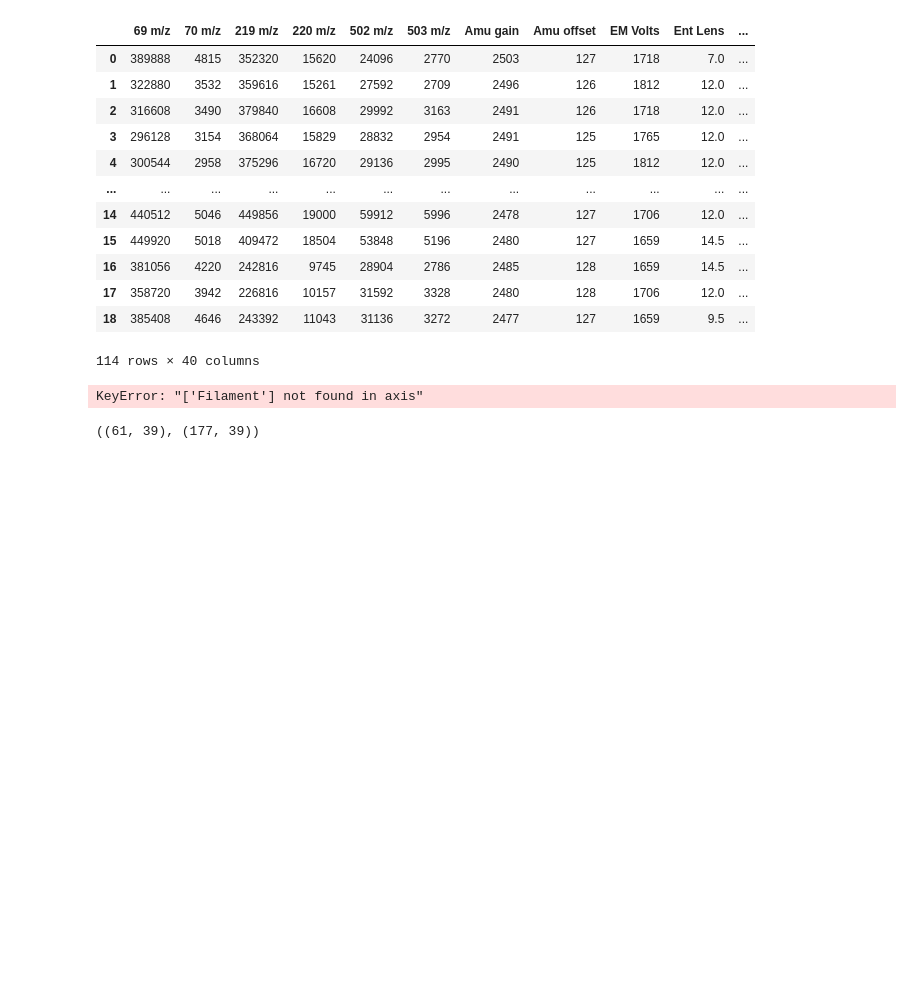
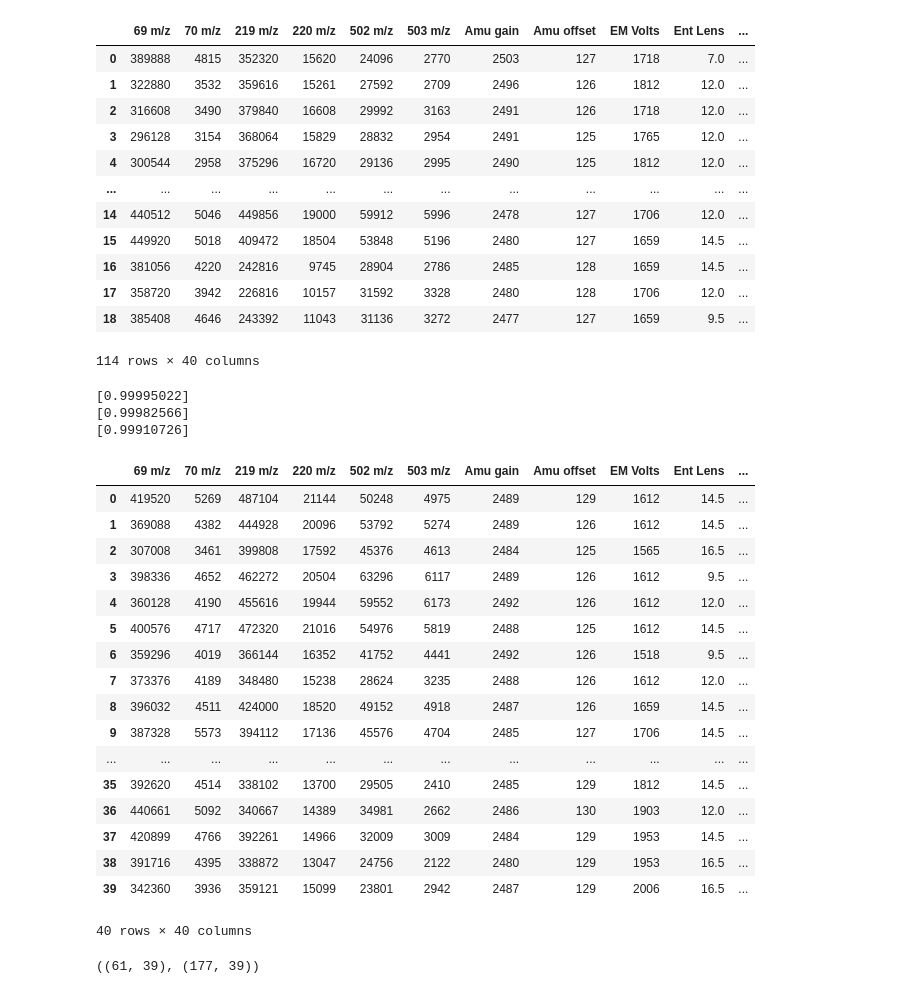
Before and after one commit to AchillesReaper/UTS-AI-Hackathon-2023, a Jupyter notebook: Copy_of_ml_template_testing_system_only_time_change_10.ipynb, the cells around one changed output. Saved outputs shown, nothing was run; the diff lists cells and outputs as text; code cells hidden in the pictures; blank space fills up the shorter version.

```diff
--- a/Copy_of_ml_template_testing_system_only_time_change_10.ipynb
+++ b/Copy_of_ml_template_testing_system_only_time_change_10.ipynb
@@ -115,7 +115,7 @@ for file in os.listdir(path):
         df = pd.DataFrame()
         df = pd.read_csv(path + "/"+ file)
 
-        df.drop(['Filament'], axis=1, inplace=True) # Drop Filament column
+        # df.drop(['Filament'], axis=1, inplace=True) # Drop Filament column
         df.drop(['Emission'], axis=1, inplace=True) # Drop Emission column
         df.drop(['Temp'], axis=1, inplace=True) # Drop Temp column
         df.drop(['Test ID'], axis=1, inplace=True) # Drop Test ID column
@@ -161,34 +161,54 @@ for file in os.listdir(path):
 
         pca = PCA(n_components=1)
         components = pca.fit_transform(df[['502 m/z', '503 m/z']])
         print(pca.explained_variance_ratio_)
         df['PCA_Component 502 m/z'] = components
 
 
         # add columns for pct change
         def precent_change(col_name , periods):
             df[col_name + " pct change " + str(periods) + 'days'] = df[col_name].pct_change(periods=periods) * 100
             return df[col_name + " pct change " + str(periods) + 'days']
 
         for i in range (10):
             precent_change('EM Volts', i+1)
         for i in range (10):
             precent_change('502_to_69_ratio', i+1)
 
         val = pd.concat([val,df])
 val.fillna(0, inplace=True) # fill all NaN values with 0
 val
 
 # Perform one-hot encoding
 # one_hot_encoded = pd.get_dummies(val['System'], prefix='System')
 # # Concatenate the one-hot encoded DataFrame with the original DataFrame
 # val = pd.concat([val, one_hot_encoded], axis=1)
 #drop System column
 val.drop(['System'], axis=1, inplace=True)
 val.drop(['ID'], axis=1, inplace=True)
 val
 # %% [output]
-KeyError: "['Filament'] not found in axis"
+[0.99995022]
+[0.99982566]
+[0.99910726]
+|  | 69 m/z | 70 m/z | 219 m/z | 220 m/z | 502 m/z | 503 m/z | Amu gain | Amu offset | EM Volts | Ent Lens | ... |
+| 0 | 419520 | 5269 | 487104 | 21144 | 50248 | 4975 | 2489 | 129 | 1612 | 14.5 | ... |
+| 1 | 369088 | 4382 | 444928 | 20096 | 53792 | 5274 | 2489 | 126 | 1612 | 14.5 | ... |
+| 2 | 307008 | 3461 | 399808 | 17592 | 45376 | 4613 | 2484 | 125 | 1565 | 16.5 | ... |
+| 3 | 398336 | 4652 | 462272 | 20504 | 63296 | 6117 | 2489 | 126 | 1612 | 9.5 | ... |
+| 4 | 360128 | 4190 | 455616 | 19944 | 59552 | 6173 | 2492 | 126 | 1612 | 12.0 | ... |
+| 5 | 400576 | 4717 | 472320 | 21016 | 54976 | 5819 | 2488 | 125 | 1612 | 14.5 | ... |
+| 6 | 359296 | 4019 | 366144 | 16352 | 41752 | 4441 | 2492 | 126 | 1518 | 9.5 | ... |
+| 7 | 373376 | 4189 | 348480 | 15238 | 28624 | 3235 | 2488 | 126 | 1612 | 12.0 | ... |
+| 8 | 396032 | 4511 | 424000 | 18520 | 49152 | 4918 | 2487 | 126 | 1659 | 14.5 | ... |
+| 9 | 387328 | 5573 | 394112 | 17136 | 45576 | 4704 | 2485 | 127 | 1706 | 14.5 | ... |
+| ... | ... | ... | ... | ... | ... | ... | ... | ... | ... | ... | ... |
+| 35 | 392620 | 4514 | 338102 | 13700 | 29505 | 2410 | 2485 | 129 | 1812 | 14.5 | ... |
+| 36 | 440661 | 5092 | 340667 | 14389 | 34981 | 2662 | 2486 | 130 | 1903 | 12.0 | ... |
+| 37 | 420899 | 4766 | 392261 | 14966 | 32009 | 3009 | 2484 | 129 | 1953 | 14.5 | ... |
+| 38 | 391716 | 4395 | 338872 | 13047 | 24756 | 2122 | 2480 | 129 | 1953 | 16.5 | ... |
+| 39 | 342360 | 3936 | 359121 | 15099 | 23801 | 2942 | 2487 | 129 | 2006 | 16.5 | ... |
+40 rows × 40 columns
 # %%
 X_train = df1.drop(['Condition'], axis=1)
 y_train = df1['Condition']
```
Also changed, not shown: parts of 6 cells of this notebook.
